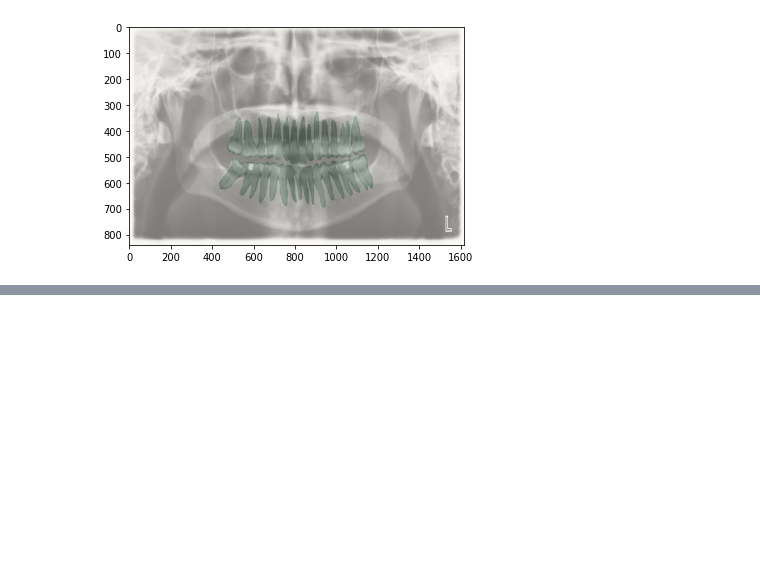
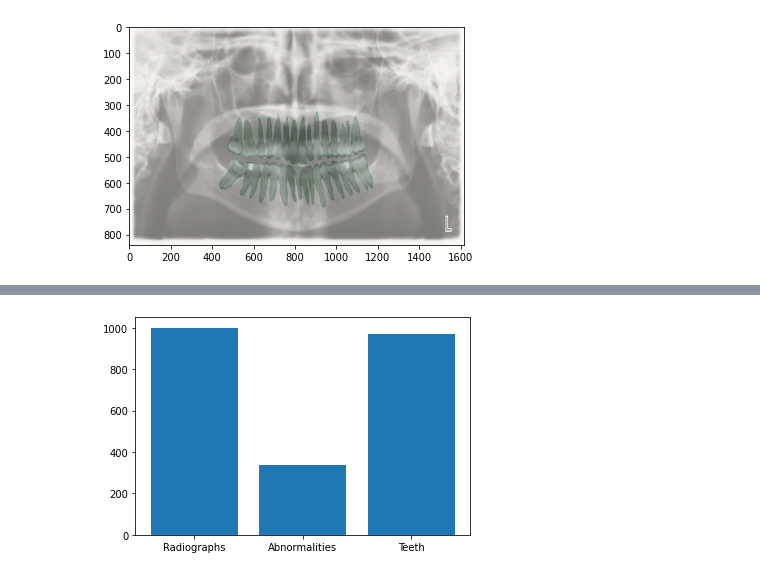
Before and after one commit to dmunger27/dental-xray-segmentation, a Jupyter notebook: Data_Preprocessing_and_Exploration.ipynb, the cells around one changed output, grey strips where cells are left out. Drawn from its saved outputs; the diff is of its cells as text; code cells hidden in the pictures; blank space fills up the shorter version.

```diff
--- a/Data_Preprocessing_and_Exploration.ipynb
+++ b/Data_Preprocessing_and_Exploration.ipynb
@@ -121,0 +115,20 @@ for i in range(len(teeth)):
+# %%
+# Create lists for teeth and abnormality masks
+abnormalities = sorted(glob.glob('abnormality_masks/*'))
+teeth = sorted(glob.glob('teeth_masks/*'))
+
+# Get all the image details for the original images and store in a dataframe
+def image_info(image_list):
+  imgs = [PIL.Image.open(i) for i in image_list]
+  file_type = [i.format for i in imgs]
+  file_size = [i.size for i in imgs]
+  file_colors = [i.mode for i in imgs]
+  # Convert to numpy array and take the sum of the array to determine if the image is blank
+  file_nparray_sums = [np.sum(np.asarray(i)) for i in imgs]
+  image_df = pd.DataFrame({'type': file_type, 'size': file_size,
+                          'colors': file_colors, 'np_sums': file_nparray_sums})
+  return image_df
+# Create df for each folder to further analyze the images
+original_df = image_info(originals)
+abnormality_df = image_info(abnormalities)
+teeth_df = image_info(teeth)
@@ -121,0 +153,9 @@ for i in range(len(teeth)):
+# %%
+# Compare count of images that are not blank
+df_names = ['Radiographs', 'Abnormalities', 'Teeth']
+df_counts = [np.count_nonzero(original_df['np_sums']), np.count_nonzero(abnormality_df['np_sums']), np.count_nonzero(teeth_df['np_sums'])]
+plt.bar(df_names, df_counts)
+plt.show()
+# Only a little under 400 images actually have abnormalities to train on
+# %% [output]
+[figure, added]
```
Also changed, not shown: parts of 10 cells of this notebook.
